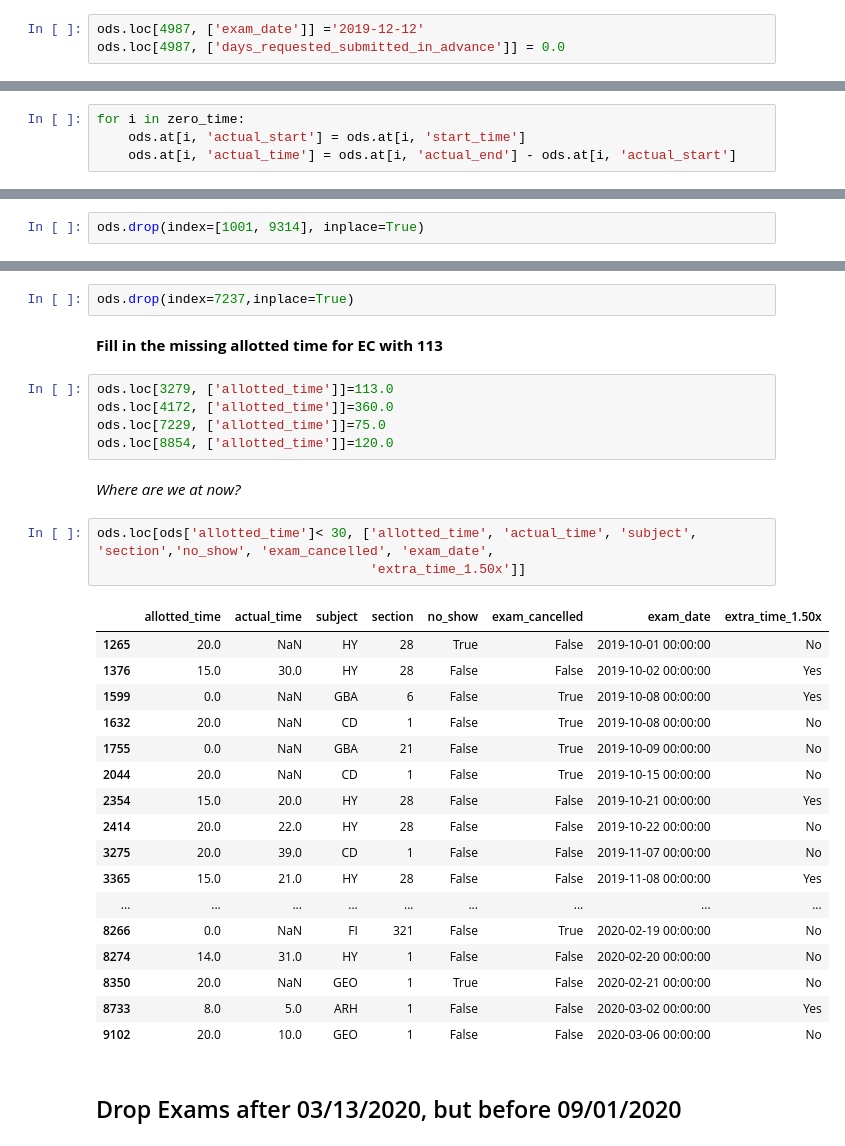
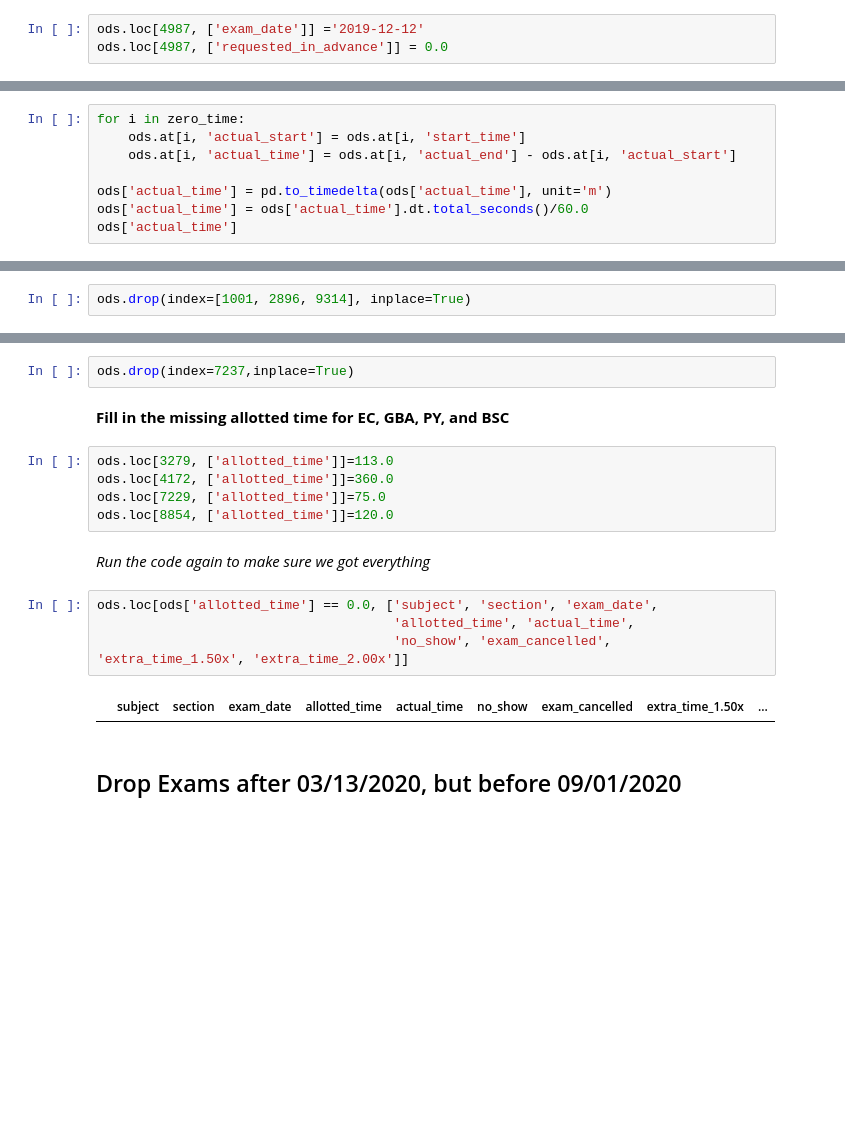
Before and after one commit to dihoxy/ODS-Test-Center-Project, a Jupyter notebook: Handling Outliers and Basic Exploratory Analysis.ipynb, the cells around one changed output, grey strips where cells are left out. Cells and saved outputs as stored; diff of their text form; blank space fills up the shorter version.

```diff
--- a/Handling Outliers and Basic Exploratory Analysis.ipynb
+++ b/Handling Outliers and Basic Exploratory Analysis.ipynb
@@ -166,7 +166,7 @@ ods[ods['requested_in_advance'] <0.0]
 *On this one, the student actually took the test on the 12th not the 11th. We need to update the exam_date*
 # %%
 ods.loc[4987, ['exam_date']] ='2019-12-12'
-ods.loc[4987, ['days_requested_submitted_in_advance']] = 0.0
+ods.loc[4987, ['requested_in_advance']] = 0.0
 # %% [markdown]
 ### 123 days Advance Scheduling
 # %% [markdown]
@@ -222,3 +201,7 @@ zero_time = ods.loc[ods['actual_time']== 0.0, ['proctor','subject', 'section', '
 for i in zero_time:
     ods.at[i, 'actual_start'] = ods.at[i, 'start_time']
     ods.at[i, 'actual_time'] = ods.at[i, 'actual_end'] - ods.at[i, 'actual_start']
+
+ods['actual_time'] = pd.to_timedelta(ods['actual_time'], unit='m')
+ods['actual_time'] = ods['actual_time'].dt.total_seconds()/60.0
+ods['actual_time']
@@ -247,2 +243,2 @@ ods.loc[zero_time, ['subject', 'section', 'exam_date', 'start_time', 'end_time',
 # %%
-ods.drop(index=[1001, 9314], inplace=True)
+ods.drop(index=[1001, 2896, 9314], inplace=True)
@@ -324,35 +340,20 @@ ods.loc[ods['allotted_time']< 30, ['allotted_time', 'actual_time', 'subject', 's
 # %%
 ods.drop(index=7237,inplace=True)
 # %% [markdown]
-**Fill in the missing allotted time for EC with 113**
+**Fill in the missing allotted time for EC, GBA, PY, and BSC**
 # %%
 ods.loc[3279, ['allotted_time']]=113.0
 ods.loc[4172, ['allotted_time']]=360.0
 ods.loc[7229, ['allotted_time']]=75.0
 ods.loc[8854, ['allotted_time']]=120.0
-# %% [markdown]
-*Where are we at now?*
+# %% [markdown]
+*Run the code again to make sure we got everything*
 # %%
-ods.loc[ods['allotted_time']< 30, ['allotted_time', 'actual_time', 'subject', 'section','no_show', 'exam_cancelled', 'exam_date',
-                                   'extra_time_1.50x']]
+ods.loc[ods['allotted_time'] == 0.0, ['subject', 'section', 'exam_date',
+                                      'allotted_time', 'actual_time',
+                                      'no_show', 'exam_cancelled', 'extra_time_1.50x', 'extra_time_2.00x']]
 # %% [output]
-|  | allotted_time | actual_time | subject | section | no_show | exam_cancelled | exam_date | extra_time_1.50x |
-| 1265 | 20.0 | NaN | HY | 28 | True | False | 2019-10-01 00:00:00 | No |
-| 1376 | 15.0 | 30.0 | HY | 28 | False | False | 2019-10-02 00:00:00 | Yes |
-| 1599 | 0.0 | NaN | GBA | 6 | False | True | 2019-10-08 00:00:00 | Yes |
-| 1632 | 20.0 | NaN | CD | 1 | False | True | 2019-10-08 00:00:00 | No |
-| 1755 | 0.0 | NaN | GBA | 21 | False | True | 2019-10-09 00:00:00 | No |
-| 2044 | 20.0 | NaN | CD | 1 | False | True | 2019-10-15 00:00:00 | No |
-| 2354 | 15.0 | 20.0 | HY | 28 | False | False | 2019-10-21 00:00:00 | Yes |
-| 2414 | 20.0 | 22.0 | HY | 28 | False | False | 2019-10-22 00:00:00 | No |
-| 3275 | 20.0 | 39.0 | CD | 1 | False | False | 2019-11-07 00:00:00 | No |
-| 3365 | 15.0 | 21.0 | HY | 28 | False | False | 2019-11-08 00:00:00 | Yes |
-| ... | ... | ... | ... | ... | ... | ... | ... | ... |
-| 8266 | 0.0 | NaN | FI | 321 | False | True | 2020-02-19 00:00:00 | No |
-| 8274 | 14.0 | 31.0 | HY | 1 | False | False | 2020-02-20 00:00:00 | No |
-| 8350 | 20.0 | NaN | GEO | 1 | True | False | 2020-02-21 00:00:00 | No |
-| 8733 | 8.0 | 5.0 | ARH | 1 | False | False | 2020-03-02 00:00:00 | Yes |
-| 9102 | 20.0 | 10.0 | GEO | 1 | False | False | 2020-03-06 00:00:00 | No |
+|  | subject | section | exam_date | allotted_time | actual_time | no_show | exam_cancelled | extra_time_1.50x | ... |
 # %% [markdown]
 ## Drop Exams after 03/13/2020, but before 09/01/2020
 # %% [markdown]
```
Also changed, not shown: parts of 21 cells of this notebook, 1 other file.
